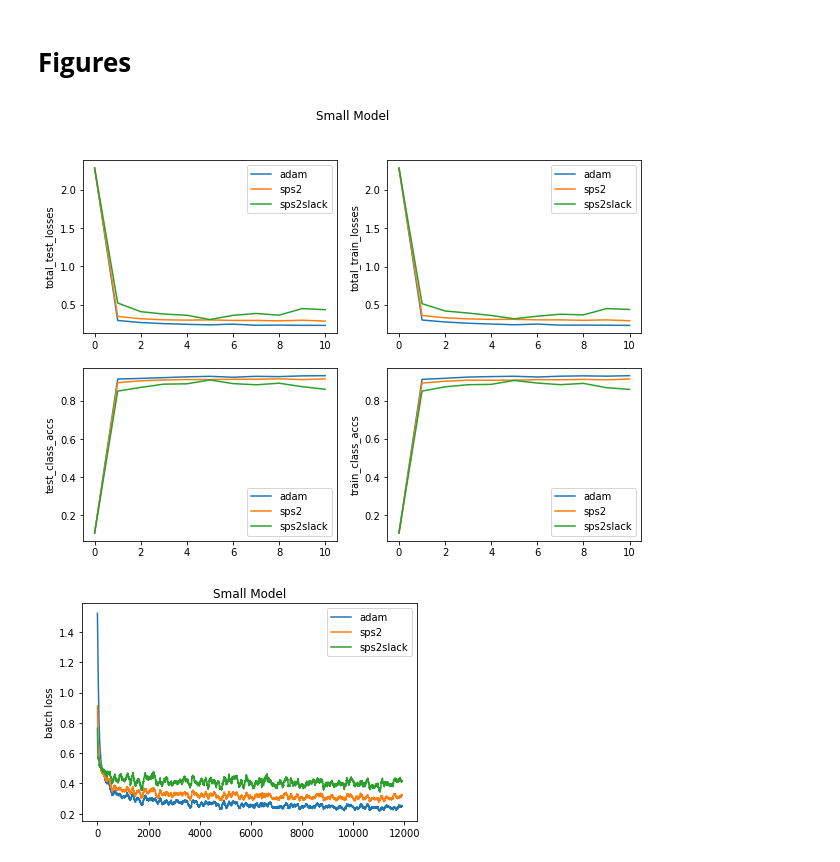
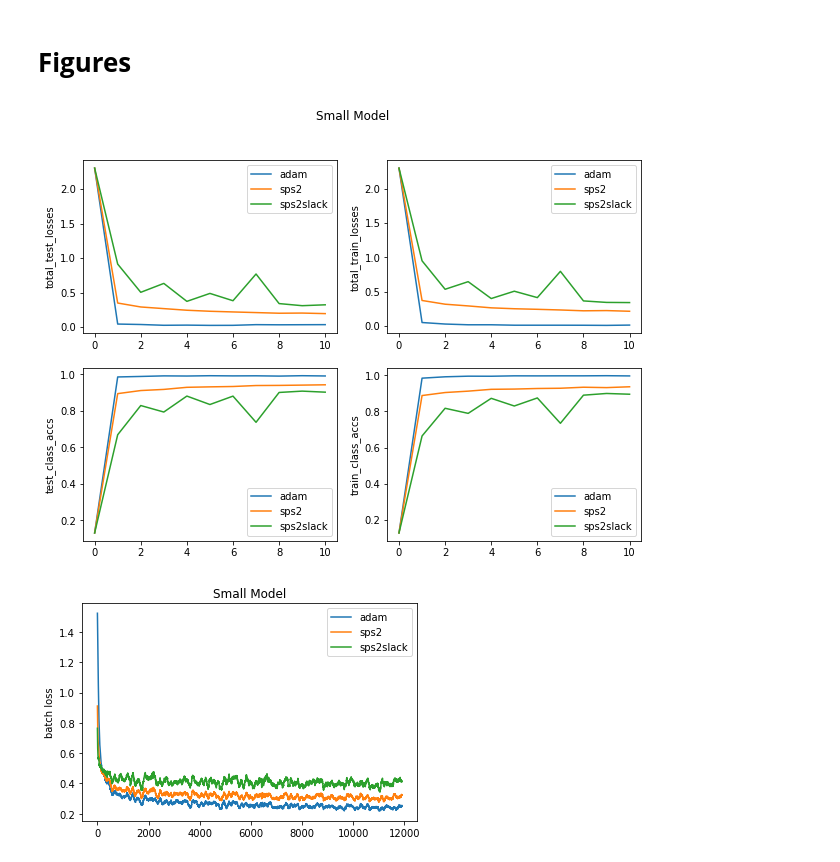
Before and after one commit to wswartworth/non_convex_sps2, a Jupyter notebook: non_convex_updated.ipynb, the cells around one changed output. Saved outputs shown, nothing was run; the diff lists cells and outputs as text; code cells hidden in the pictures.

```diff
--- a/non_convex_updated.ipynb
+++ b/non_convex_updated.ipynb
@@ -1271,31 +1434,31 @@ def make_exp_plot(exp_name):
 # %%
 #plt.title('Small Model')
 
 fig, ax = plt.subplots(2, 2, figsize=(10,7))
 
 fig.suptitle('Small Model')
 
-exps =  ['adam_small', 'small_stepsize_0.1', 'slack_small_stepsize_0.1']
+#exps =  ['adam_small', 'small_stepsize_0.1', 'slack_small_stepsize_0.1']
 #exps =  ['adam_med', 'med_stepsize_0.1', 'slack_med_stepsize_0.1']
-#exps =  ['adam_large', 'large_stepsize_0.1', 'slack_large_stepsize_0.1']
+exps =  ['adam_large', 'large_stepsize_0.1', 'slack_large_stepsize_0.1']
 #exps =  ['adam_convex', 'convex_stepsize_0.1', 'slack_convex_stepsize_0.1']
 
 
 
 labels = ['adam', 'sps2', 'sps2slack']
 subfigs = [ax[0,0], ax[0,1], ax[1,0], ax[1,1]]
 data_types = ['total_test_losses', 'total_train_losses', 'test_class_accs', 'train_class_accs']
 
 for data_type, subfig in zip(data_types,subfigs):
     for exp_name,label in zip(exps,labels):
         data = load_data(exp_name)
         subfig.plot(data[data_type], label=label)
         subfig.set_ylabel(data_type)
         subfig.legend()
 
 plt.show()
 # %% [output]
-[figure, old version]
+[figure, new version]
 # %%
 exps =  ['adam_small', 'small_stepsize_0.1', 'slack_small_stepsize_0.1']
 labels = ['adam', 'sps2', 'sps2slack']
```
Also changed, not shown: parts of 15 cells of this notebook.
